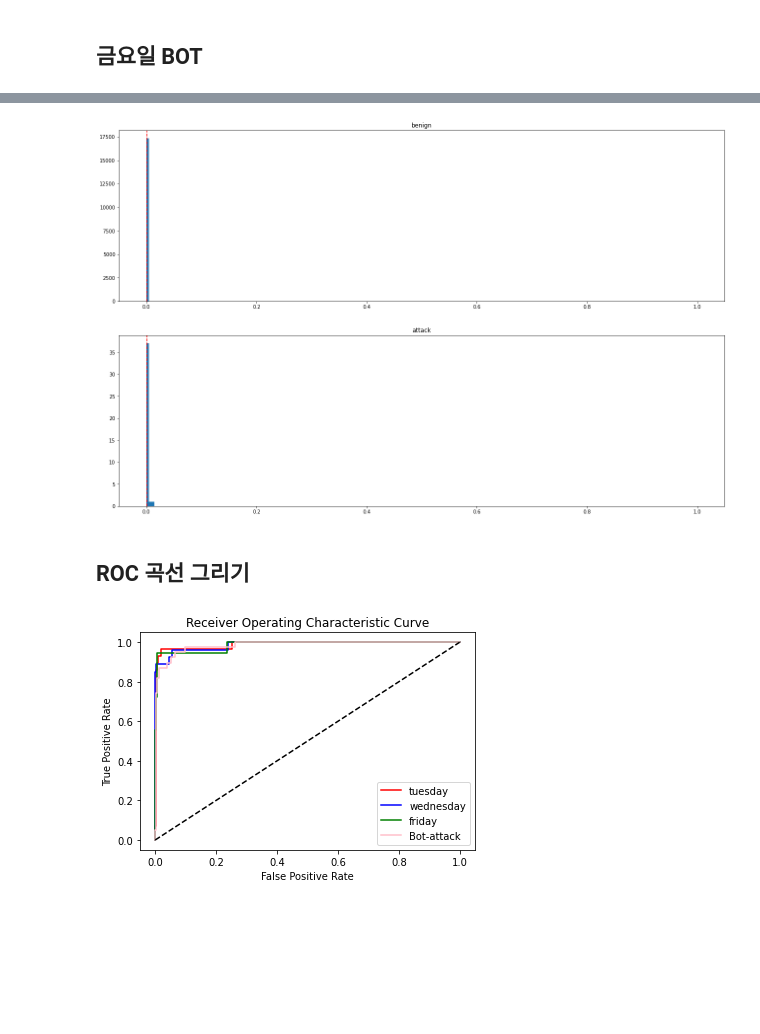
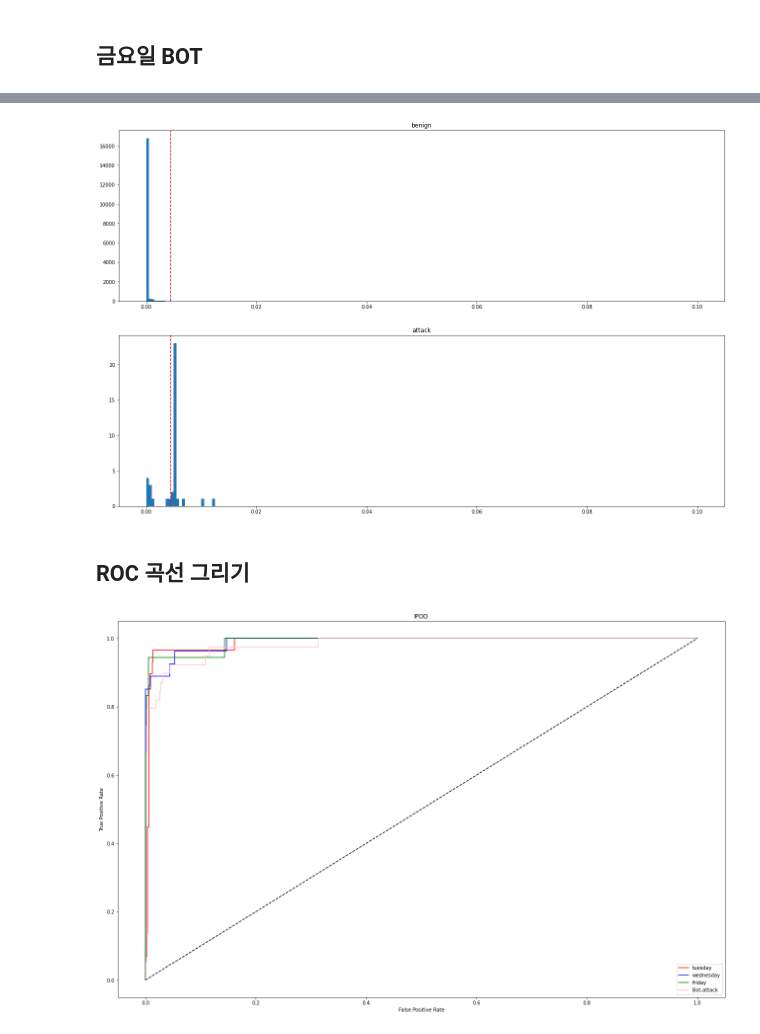
Before and after one commit to identity230c/ipod_model, a Jupyter notebook: CICIDS_IPOD_model.ipynb, the cells around one changed output, grey strips where cells are left out. Cells and saved outputs as stored; diff of their text form; code cells hidden in the pictures; blank space fills up the shorter version.

```diff
--- a/CICIDS_IPOD_model.ipynb
+++ b/CICIDS_IPOD_model.ipynb
@@ -558,26 +558,28 @@ _, axs = plt.subplots(2,1, figsize=(22,14))
 titles = ['benign', 'attack']
 
 for i in range(2):
-    axs[i].hist(result[result['Num_Label'] == i]['loss'], bins=200, range=(0,1))
+    axs[i].hist(result[result['Num_Label'] == i]['loss'], bins=200, range=(0,0.1))
     axs[i].axvline(x=theta, color='r', linestyle='--')
     axs[i].set_title(titles[i])
 # %% [output]
-[figure, old version]
+[figure, new version]
 # %% [markdown]
 ## ROC 곡선 그리기
 # %%
+plt.figure(figsize=(22,14))
+
 plt.plot(tues_fp, tues_tp, color='red', label='tuesday')
 plt.plot(wednes_fp, wednes_tp, color='blue', label='wednesday')
 plt.plot(fri_fp, fri_tp, color='green', label='friday')
 plt.plot(bot_fp, bot_tp, color='pink', label='Bot-attack')
 plt.plot([0, 1], [0, 1], color='black', linestyle='--')
 plt.xlabel('False Positive Rate')
 plt.ylabel('True Positive Rate')
-plt.title('Receiver Operating Characteristic Curve')
+plt.title('IPOD')
 plt.legend()
 plt.show()
 # %% [output]
-[figure, old version]
+[figure, new version]
 # %%
 concat_result[concat_result['Num_Label']==1].describe()
 # %% [output]
```
Also changed, not shown: parts of 21 cells of this notebook, 11 other files.
